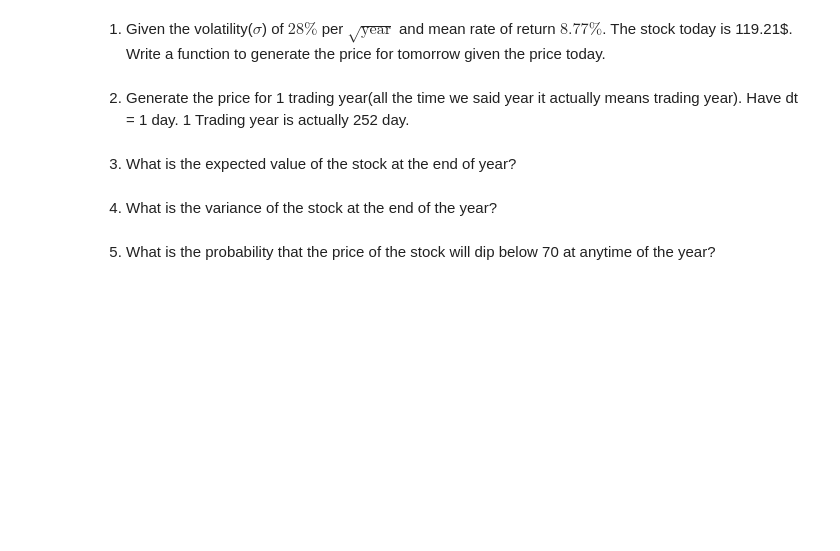
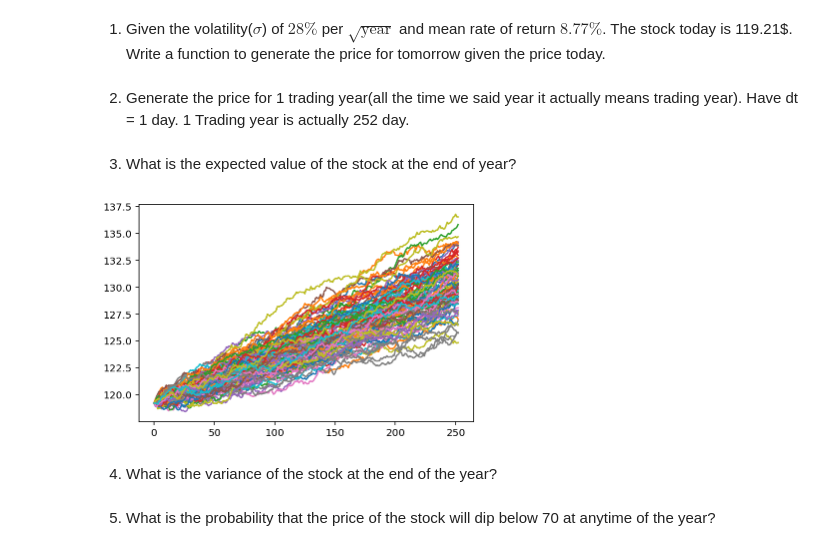
Before and after one commit to MUIC-Numerical-Methods-2018/Exercise-6, a Jupyter notebook: Monte Carlo.ipynb, the cells around one changed output. Saved outputs shown, nothing was run; the diff lists cells and outputs as text; code cells hidden in the pictures; blank space fills up the shorter version.

```diff
--- a/Monte Carlo.ipynb
+++ b/Monte Carlo.ipynb
@@ -238,10 +315,27 @@ Here is one example: google for aapl volatility.
 The funny unit of $\sqrt{t}$ has to do with scaling behavior. You can read it in the lecture notes.
 # %% [markdown]
 1) Given the volatility($\sigma$) of $28\%$ per $\sqrt{\text{year}}$ and mean rate of return $8.77\%$. The stock today is 119.21$. Write a function to generate the price for tomorrow given the price today.
+# %%
+def next_stock(s, mu, sigma, dt):
+    return s + s*(mu*dt + np.random.randn()*sigma*dt)
 # %% [markdown]
 2) Generate the price for 1 trading year(all the time we said year it actually means trading year). Have dt = 1 day. 1 Trading year is actually 252 day.
+# %%
+def gen_stock(s, mu, sigma, dt=1/252., n=252):
+    ret = [s]
+    for i in range(n):
+        s = next_stock(s, mu, sigma, dt)
+        ret.append(s)
+    return ret
 # %% [markdown]
 3) What is the expected value of the stock at the end of year?
+# %%
+for i in range(100):
+    prices = gen_stock(119.21, mu=0.0877, sigma=0.28)
+
+    plt.plot(prices)
+# %% [output]
+[figure, added]
 # %% [markdown]
 4) What is the variance of the stock at the end of the year?
 # %% [markdown]
```
Also changed, not shown: parts of 9 cells of this notebook.
